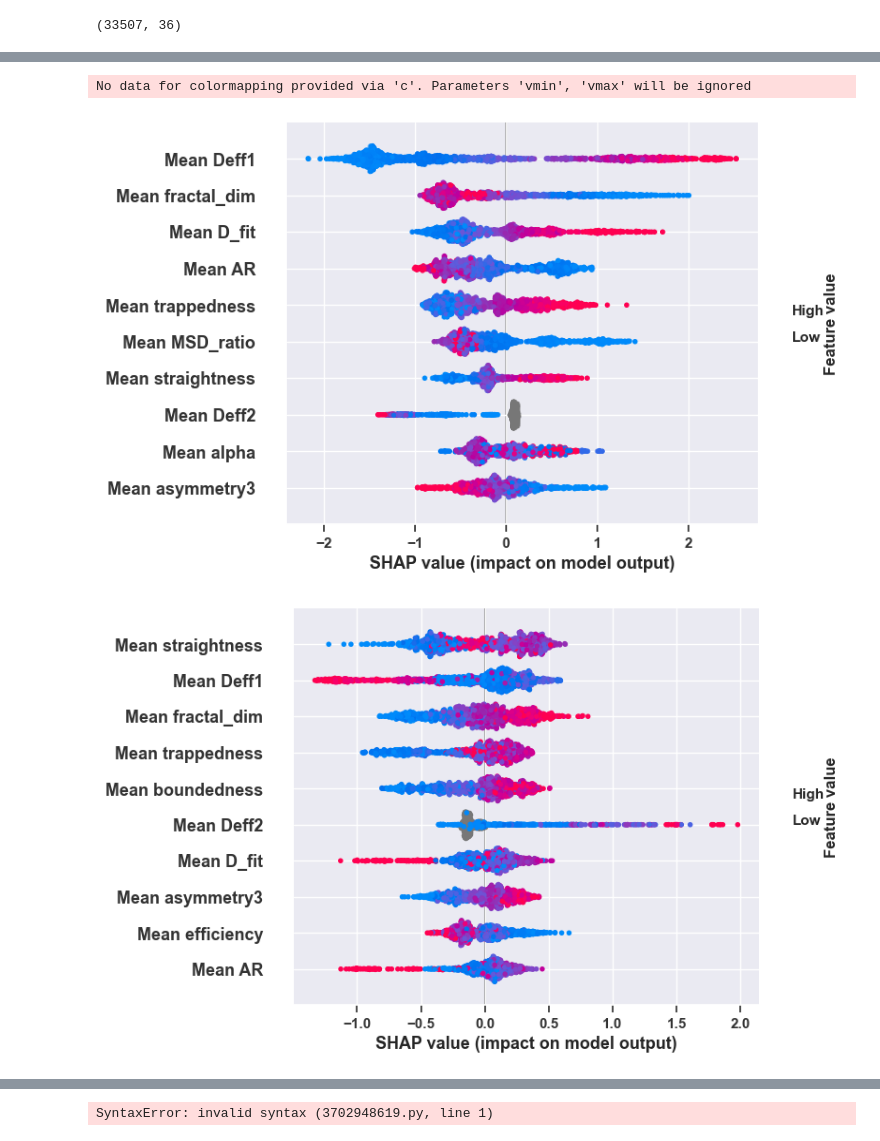
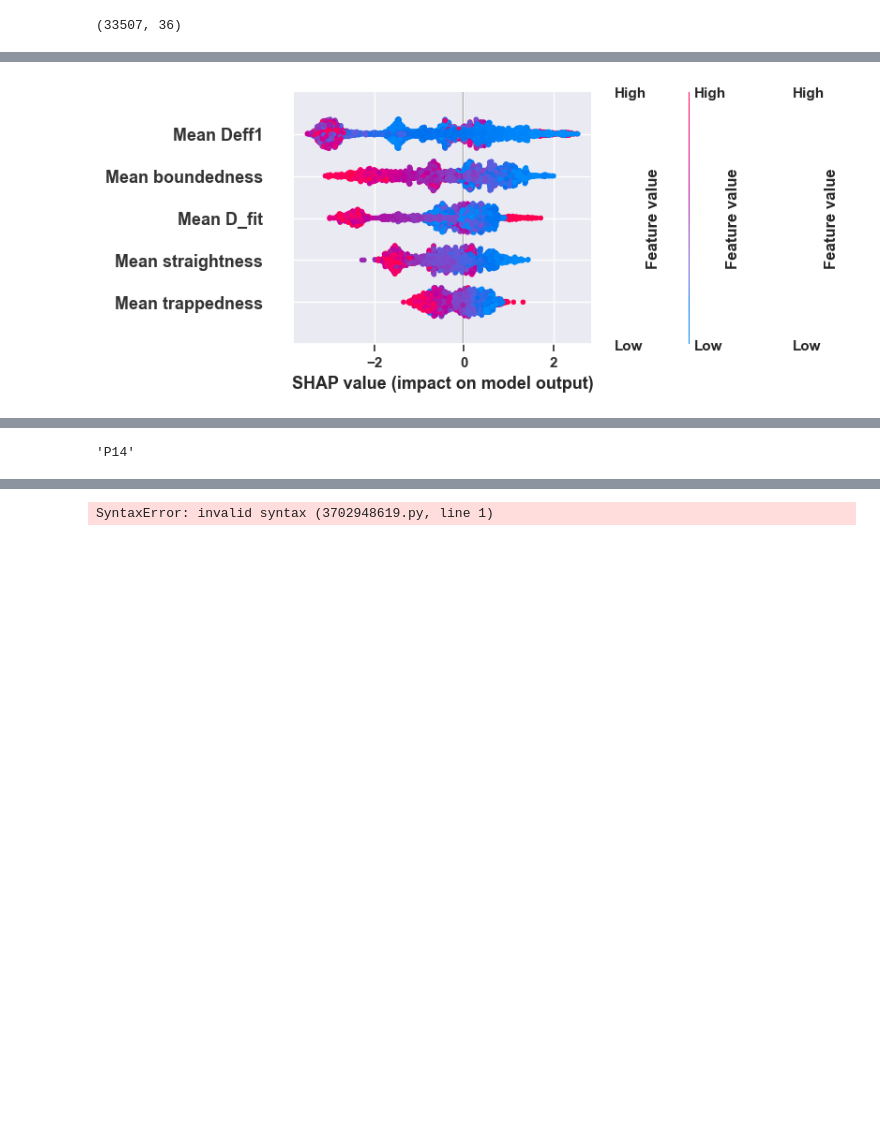
Before and after one commit to Nance-Lab/diff_predictor, a Jupyter notebook: notebooks/publication_notebooks/age_shap_analysis.ipynb, the cells around one changed output, grey strips where cells are left out. Drawn from its saved outputs; the diff is of its cells as text; code cells hidden in the pictures; blank space fills up the shorter version.

```diff
--- a/notebooks/publication_notebooks/age_shap_analysis.ipynb
+++ b/notebooks/publication_notebooks/age_shap_analysis.ipynb
@@ -29,6 +29,16 @@ from xgboost.core import STRING_TYPES
 The 'nopython' keyword argument was not supplied to the 'numba.jit' decorator. The implicit default value for this argument is currently False, but it will be changed to True in Numba 0.59.0. See http ...
 Using current directory for loading/saving: /Users/nelsschimek/Documents/nancelab/diff_predictor/notebooks/publication_notebooks
 To change current directory, call diff_predictor.core.change_dir(...)
+# %%
+plt.rcParams["font.weight"] = "bold"
+plt.rcParams["axes.labelweight"] = "bold"
+plt.rcParams["font.size"] = 12
+plt.rcParams["axes.labelsize"] = 12
+plt.rcParams["axes.titlesize"] = 12
+plt.rcParams["axes.titleweight"] = "bold"
+plt.rcParams["legend.fontsize"] = 12
+plt.rcParams["xtick.labelsize"] = 12
+plt.rcParams["ytick.labelsize"] = 12
 # %%
 workbookDir = getcwd()
 
@@ -121,3 +131,6 @@ ecm.shape
 # %% [output]
 (38790, 36)
 (33737, 36)
+# %%
+ecm = ecm.drop_duplicates(subset=['Mean Deff1', 'Mean Deff2'], keep='first') # Remove duplicate track_IDs
+ecm.shape
@@ -279,13 +294,24 @@ shap.summary_plot(shap_values, X_test[features], class_names=np.array(class_name
+# %%
+plt.rcParams["font.weight"] = "bold"
+plt.rcParams["axes.labelweight"] = "bold"
+plt.rcParams["font.size"] = 12
+plt.rcParams["axes.labelsize"] = 12
+plt.rcParams["axes.titlesize"] = 12
+plt.rcParams["axes.titleweight"] = "bold"
+plt.rcParams["legend.fontsize"] = 12
+plt.rcParams["xtick.labelsize"] = 12
+plt.rcParams["ytick.labelsize"] = 12
 # %%
 plt.rcParams["font.weight"] = "bold"
 plt.rcParams["axes.labelweight"] = "bold"
+plt.rcParams["font.size"] = 12
 
 for i in range(3):
     figsize = (7.5, 5)
-    fig = plt.figure(figsize=figsize)
+    #fig = plt.figure(figsize=figsize)
     # ax = fig.gca()
-    shap.summary_plot(shap_values[i], X_test[feature_list], max_display=10, title=f'SHAP Values for {le.classes_[i]}', color=cmap)
+    shap.summary_plot(shap_values[i], X_test[feature_list], max_display=5, title=f'SHAP Values for {le.classes_[i]}', show=False, color_bar=True)
+    plt.gcf().axes[-1].set_aspect(1000)
+    plt.gcf().axes[-1].set_box_aspect(1000)
 # %% [output]
-No data for colormapping provided via 'c'. Parameters 'vmin', 'vmax' will be ignored
-[figure, old version]
+[figure, new version]
-[figure, removed]
@@ -292,0 +318,4 @@ No data for colormapping provided via 'c'. Parameters 'vmin', 'vmax' will be ign
+# %%
+le.classes_[0]
+# %% [output]
+'P14'
```
Also changed, not shown: parts of 9 cells of this notebook, 8 other files.
